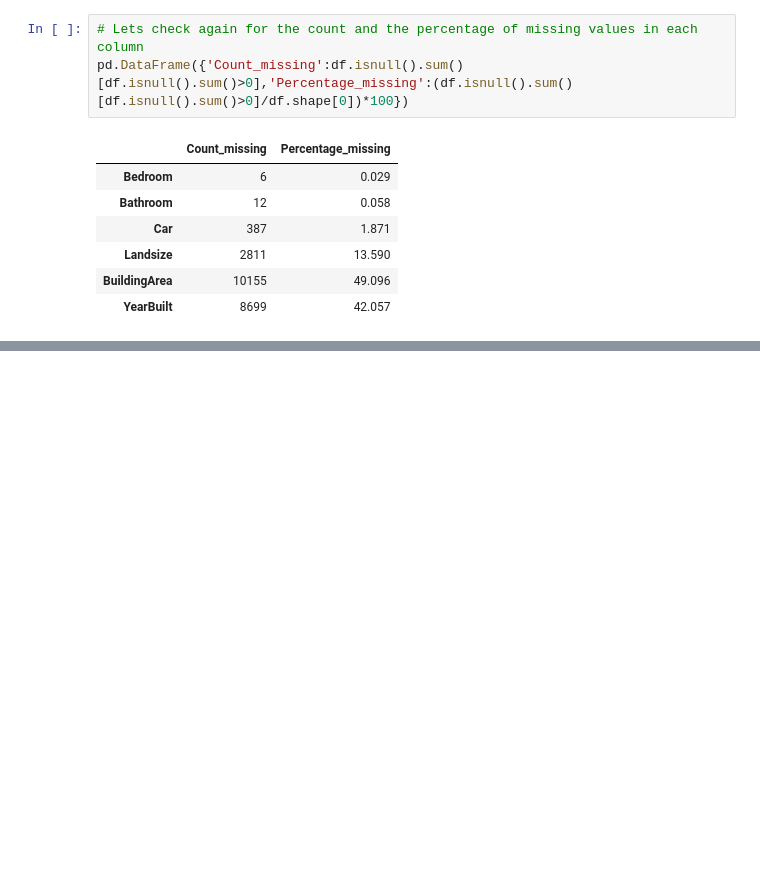
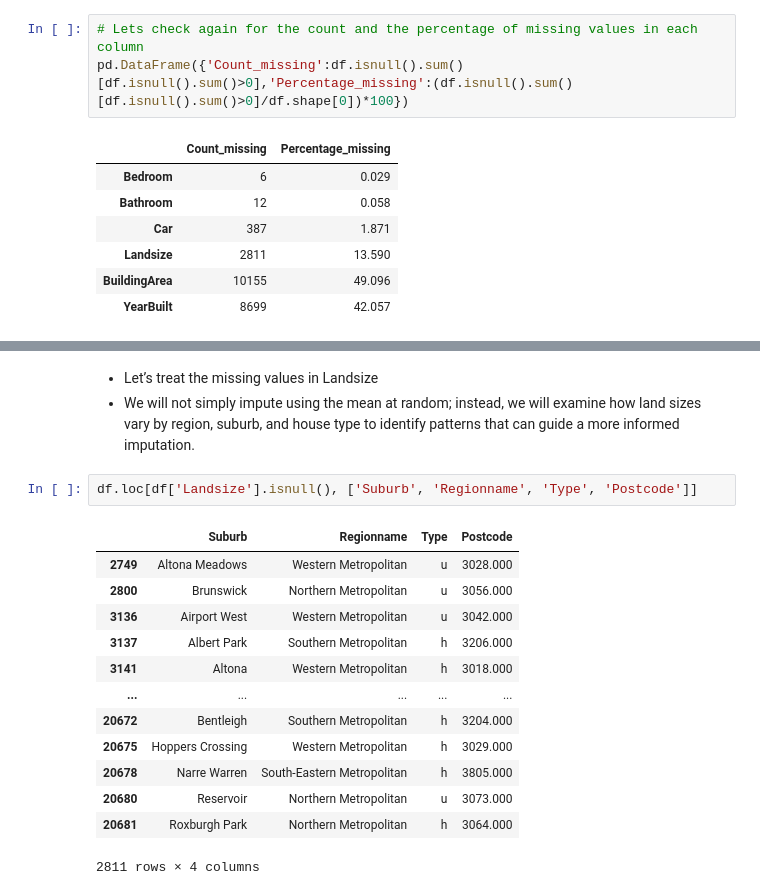
Before and after one commit to Nnaemeka-ch/Melbourne_Housing_Analysis, a Jupyter notebook: Melbourne_housing.ipynb, the cells around one changed output, grey strips where cells are left out. Saved outputs shown, nothing was run; the diff lists cells and outputs as text; blank space fills up the shorter version.

```diff
--- a/Melbourne_housing.ipynb
+++ b/Melbourne_housing.ipynb
@@ -583,0 +592,19 @@ memory usage: 2.7+ MB
+# %% [markdown]
+* Let’s treat the missing values in Landsize
+* We will not simply impute using the mean at random; instead, we will examine how land sizes vary by region, suburb, and house type to identify patterns that can guide a more informed imputation.
+# %%
+df.loc[df['Landsize'].isnull(), ['Suburb', 'Regionname', 'Type', 'Postcode']]
+# %% [output]
+|  | Suburb | Regionname | Type | Postcode |
+| 2749 | Altona Meadows | Western Metropolitan | u | 3028.000 |
+| 2800 | Brunswick | Northern Metropolitan | u | 3056.000 |
+| 3136 | Airport West | Western Metropolitan | u | 3042.000 |
+| 3137 | Albert Park | Southern Metropolitan | h | 3206.000 |
+| 3141 | Altona | Western Metropolitan | h | 3018.000 |
+| ... | ... | ... | ... | ... |
+| 20672 | Bentleigh | Southern Metropolitan | h | 3204.000 |
+| 20675 | Hoppers Crossing | Western Metropolitan | h | 3029.000 |
+| 20678 | Narre Warren | South-Eastern Metropolitan | h | 3805.000 |
+| 20680 | Reservoir | Northern Metropolitan | u | 3073.000 |
+| 20681 | Roxburgh Park | Northern Metropolitan | h | 3064.000 |
+2811 rows × 4 columns
```
Also changed, not shown: parts of 17 cells of this notebook.
